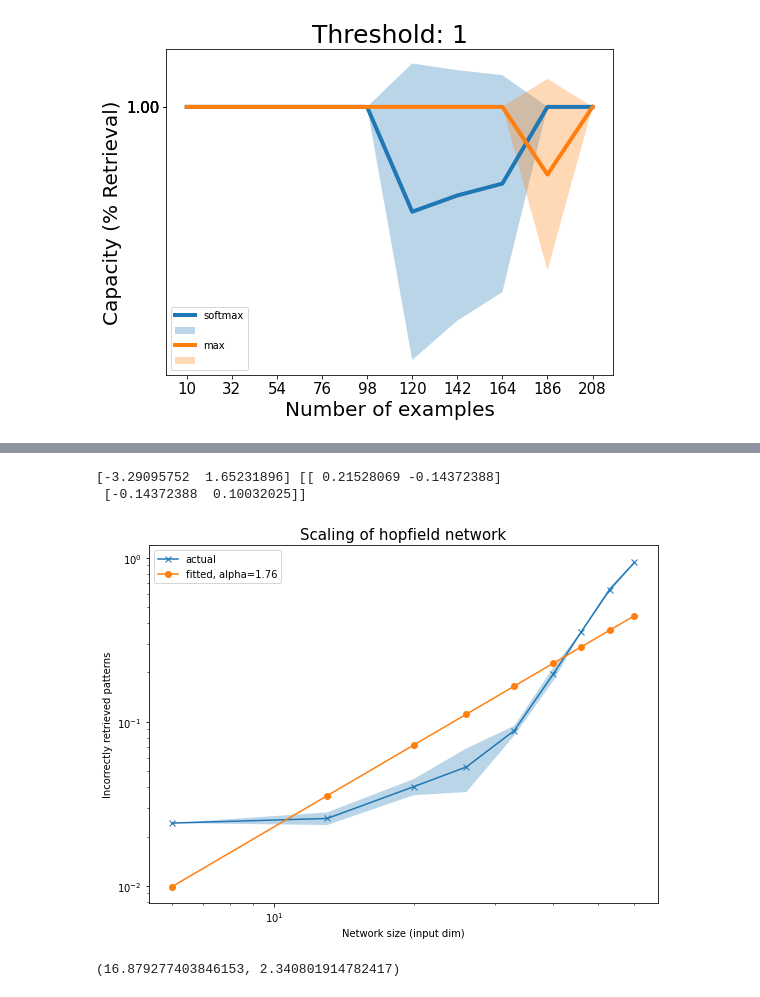
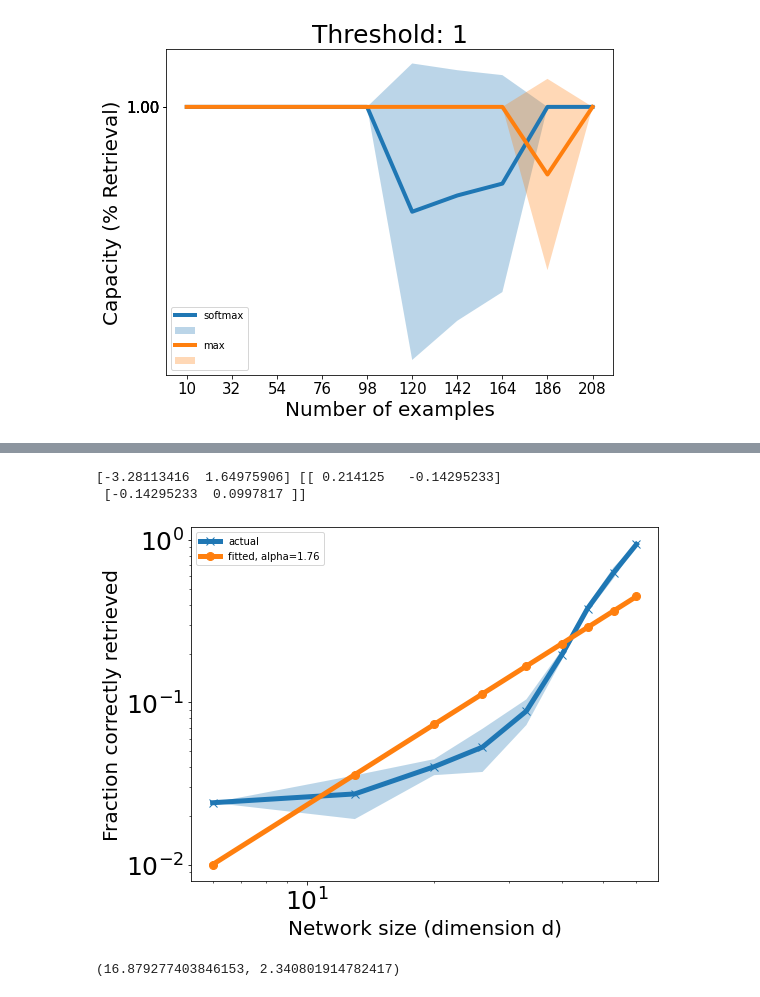
Before and after one commit to NizarIslah/Theory_Associative_Memory, a Jupyter notebook: hopfield.ipynb, the cells around one changed output, grey strips where cells are left out. Saved outputs shown, nothing was run; the diff lists cells and outputs as text; code cells hidden in the pictures.

```diff
--- a/hopfield.ipynb
+++ b/hopfield.ipynb
@@ -459,41 +463,43 @@ def powlaw(x, a, b) :
 def linlaw(x, a, b) :
     return a + x * b
 
 def curve_fit_log(xdata, ydata) :
     """Fit data to a power law with weights according to a log scale"""
     # Weights according to a log scale
     # Apply fscalex
     xdata_log = np.log10(xdata)
     # Apply fscaley
     ydata_log = np.log10(ydata)
     # Fit linear
     popt_log, pcov_log = curve_fit(linlaw, xdata_log, ydata_log)
     print(popt_log, pcov_log)
     # Apply fscaley^-1 to fitted data
     ydatafit_log = np.power(10, linlaw(xdata_log, *popt_log))
     # There is no need to apply fscalex^-1 as original data is already available
     return (popt_log, pcov_log, ydatafit_log)
 x,y=np.flip(n_mask)[1:], acc_max.mean(1)[:-1]
 (popt_log, pcov_log, ydatafit_log) = curve_fit_log(x,y)
 
 
 fig=plt.figure(figsize=(8,6))
 
-plt.plot(x,y, marker='x')
-plt.plot(x,ydatafit_log, marker='o')
+plt.plot(x,y, marker='x', lw=5, markersize=8)
+plt.plot(x,ydatafit_log, marker='o', lw=5,markersize=8)
 plt.fill_between(x, (acc_max.mean(1)-acc.std(1))[:-1], (acc_max.mean(1)+acc.std(1))[:-1] ,alpha=0.3)
 # plt.plot(1/np.flip(n_mask), np.flip(np.exp(n_mask)), marker='o' )
 plt.legend(['actual', 'fitted, alpha=1.76'])
 plt.xscale('log')
 plt.yscale('log')
-plt.xlabel('Network size (input dim)', fontsize=10)
-plt.ylabel('Incorrectly retrieved patterns', fontsize=10)
-plt.title('Scaling of hopfield network', fontsize=15)
+plt.xlabel('Network size (dimension d)', fontsize=20)
+plt.ylabel('Fraction correctly retrieved', fontsize=20)
+plt.xticks(fontsize=25)
+plt.yticks(fontsize=25)
+fig.savefig('hop_scaling.png')
 plt.tight_layout()
 # %% [output]
-[-3.29095752  1.65231896] [[ 0.21528069 -0.14372388]
- [-0.14372388  0.10032025]]
+[-3.28113416  1.64975906] [[ 0.214125   -0.14295233]
+ [-0.14295233  0.0997817 ]]
-[figure, old version]
+[figure, new version]
 # %%
 # fig=plt.figure(figsize=(8,6))
 # for acc in [np.flip(acc_softmax), np.flip(acc_max), np.flip(acc_identity)]:
```
Also changed, not shown: parts of 4 cells of this notebook.
